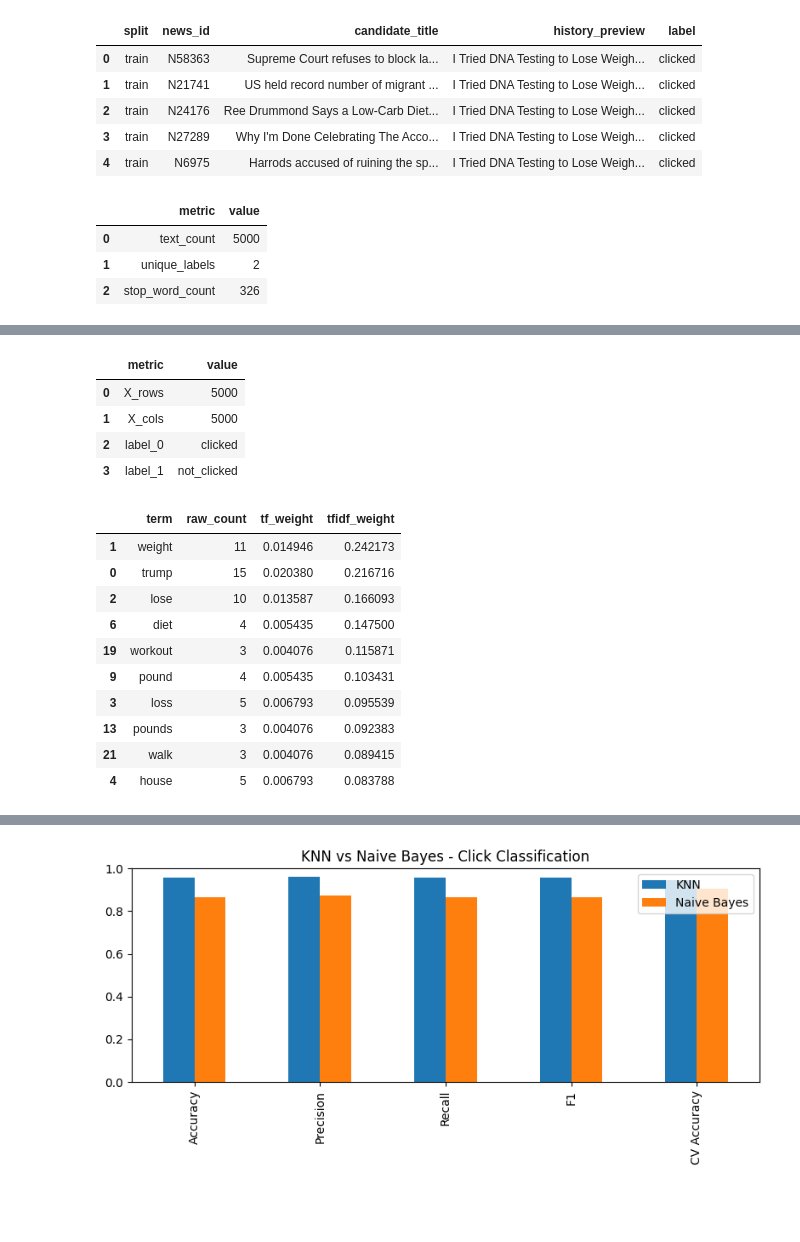
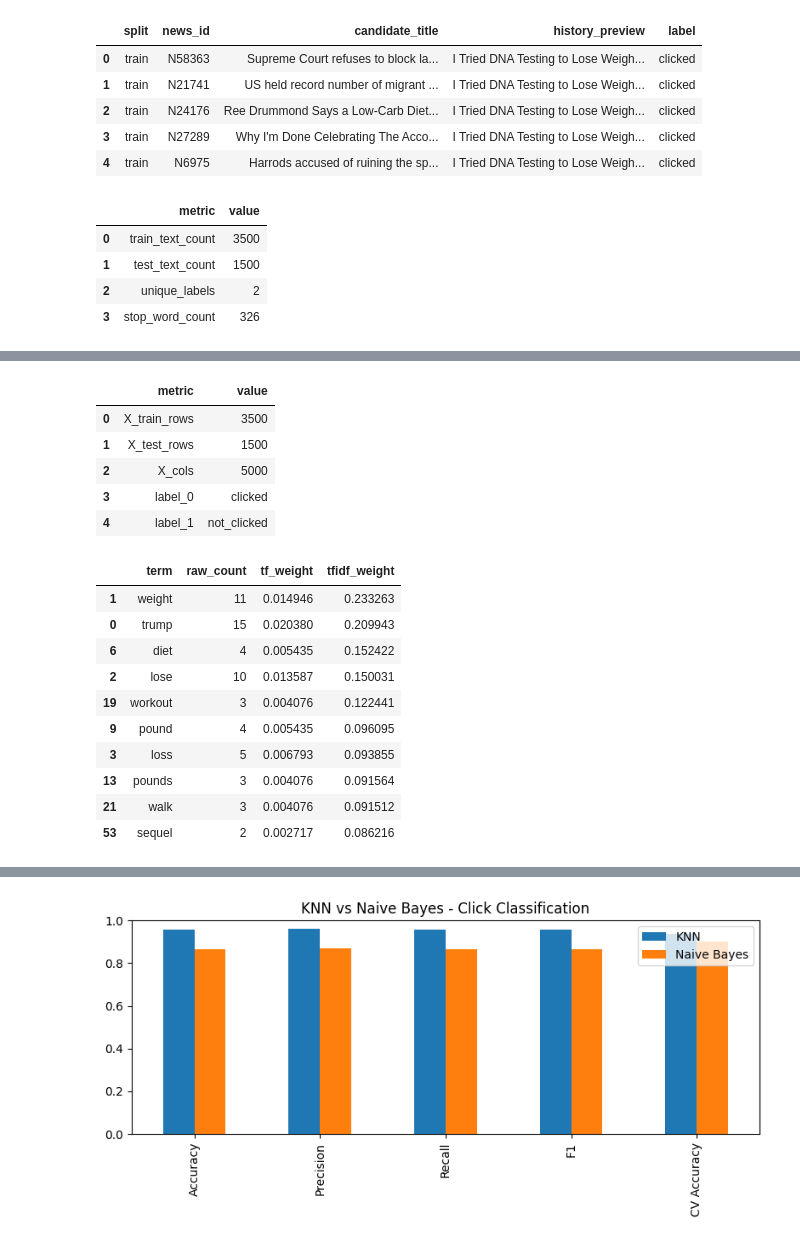
Before and after one commit to FurBlood344324/data-mining-classification, a Jupyter notebook: mind_classification.ipynb, the cells around one changed output, grey strips where cells are left out. Saved outputs shown, nothing was run; the diff lists cells and outputs as text; code cells hidden in the pictures; blank space fills up the shorter version.

Commit message:
Added ebnerd and fixed mind data split sequence

```diff
--- a/mind_classification.ipynb
+++ b/mind_classification.ipynb
@@ -221,8 +221,14 @@ display(interaction_preview_df)
 | 4 | train | N6975 | Harrods accused of ruining the sp... | I Tried DNA Testing to Lose Weigh... | clicked |
 # %%
 # Metin ve lemmatization hazirligini yapar.
-texts = interaction_df["text"].tolist()
-labels = interaction_df["label"].tolist()
+train_df = interaction_df.loc[interaction_df["split"] == "train"].reset_index(drop=True)
+test_df = interaction_df.loc[interaction_df["split"] == "test"].reset_index(drop=True)
+train_texts = train_df["text"].tolist()
+test_texts = test_df["text"].tolist()
+train_labels = train_df["label"].tolist()
+test_labels = test_df["label"].tolist()
+texts = train_texts + test_texts
+labels = train_labels + test_labels
 analyzer = spacy.load("en_core_web_sm", disable=["parser", "ner"])
 stop_words = analyzer.Defaults.stop_words
 
@@ -239,19 +245,22 @@ def stem_text(text):
 
 text_setup_df = pd.DataFrame(
     {
-        "metric": ["text_count", "unique_labels", "stop_word_count"],
-        "value": [len(texts), len(set(labels)), len(stop_words)],
+        "metric": ["train_text_count", "test_text_count", "unique_labels", "stop_word_count"],
+        "value": [len(train_texts), len(test_texts), len(set(labels)), len(stop_words)],
     }
 )
 display(text_setup_df)
 # %% [output]
 |  | metric | value |
-| 0 | text_count | 5000 |
-| 1 | unique_labels | 2 |
-| 2 | stop_word_count | 326 |
+| 0 | train_text_count | 3500 |
+| 1 | test_text_count | 1500 |
+| 2 | unique_labels | 2 |
+| 3 | stop_word_count | 326 |
 # %%
 # Tum metinleri lemmatize eder.
-cleaned_texts = [stem_text(t) for t in tqdm(texts, desc="Lemmatization", unit="text")]
+train_cleaned_texts = [stem_text(text) for text in tqdm(train_texts, desc="Train lemmatization", unit="text")]
+test_cleaned_texts = [stem_text(text) for text in tqdm(test_texts, desc="Test lemmatization", unit="text")]
+cleaned_texts = train_cleaned_texts + test_cleaned_texts
 # %%
 # Lemmatization orneklerini gosterir.
 sample_lemma_df = pd.DataFrame(
@@ -274,53 +283,56 @@ display(sample_lemma_df)
 # %%
 # Etiketleri ve TF-IDF matrisini olusturur.
 le = LabelEncoder()
-y = le.fit_transform(labels)
+y_train = le.fit_transform(train_labels)
+y_test = le.transform(test_labels)
 vectorizer = TfidfVectorizer(max_features=5000)
-X = vectorizer.fit_transform(cleaned_texts)
+X_train = vectorizer.fit_transform(train_cleaned_texts)
+X_test = vectorizer.transform(test_cleaned_texts)
 feature_names = vectorizer.get_feature_names_out()
 
 vector_summary_df = pd.DataFrame(
     {
-        "metric": ["X_rows", "X_cols", "label_0", "label_1"],
-        "value": [X.shape[0], X.shape[1], le.classes_[0], le.classes_[1]],
+        "metric": ["X_train_rows", "X_test_rows", "X_cols", "label_0", "label_1"],
+        "value": [X_train.shape[0], X_test.shape[0], X_train.shape[1], le.classes_[0], le.classes_[1]],
     }
 )
 display(vector_summary_df)
 # %% [output]
 |  | metric | value |
-| 0 | X_rows | 5000 |
-| 1 | X_cols | 5000 |
-| 2 | label_0 | clicked |
-| 3 | label_1 | not_clicked |
+| 0 | X_train_rows | 3500 |
+| 1 | X_test_rows | 1500 |
+| 2 | X_cols | 5000 |
+| 3 | label_0 | clicked |
+| 4 | label_1 | not_clicked |
 # %%
 # Bazi TF ve TF-IDF agirliklarini gosterir.
 sample_doc_idx = 0
-sample_tokens = pd.Series(cleaned_texts[sample_doc_idx].split())
+sample_tokens = pd.Series(train_cleaned_texts[sample_doc_idx].split())
 sample_tf_df = (
     sample_tokens.value_counts()
     .rename_axis("term")
     .reset_index(name="raw_count")
 )
 sample_tf_df["tf_weight"] = sample_tf_df["raw_count"] / sample_tf_df["raw_count"].sum()
 sample_tfidf_series = pd.Series(
-    X[sample_doc_idx].toarray().ravel(), index=feature_names, name="tfidf_weight"
+    X_train[sample_doc_idx].toarray().ravel(), index=feature_names, name="tfidf_weight"
 )
 sample_tf_tfidf_df = sample_tf_df.merge(
     sample_tfidf_series[sample_tfidf_series > 0].reset_index().rename(columns={"index": "term"}),
     on="term",
     how="left",
 ).sort_values(["tfidf_weight", "tf_weight"], ascending=False).head(10)
 display(sample_tf_tfidf_df)
 # %% [output]
 |  | term | raw_count | tf_weight | tfidf_weight |
-| 1 | weight | 11 | 0.014946 | 0.242173 |
-| 0 | trump | 15 | 0.020380 | 0.216716 |
-| 2 | lose | 10 | 0.013587 | 0.166093 |
-| 6 | diet | 4 | 0.005435 | 0.147500 |
-| 19 | workout | 3 | 0.004076 | 0.115871 |
-| 9 | pound | 4 | 0.005435 | 0.103431 |
-| 3 | loss | 5 | 0.006793 | 0.095539 |
-| 13 | pounds | 3 | 0.004076 | 0.092383 |
-| 21 | walk | 3 | 0.004076 | 0.089415 |
-| 4 | house | 5 | 0.006793 | 0.083788 |
+| 1 | weight | 11 | 0.014946 | 0.233263 |
+| 0 | trump | 15 | 0.020380 | 0.209943 |
+| 6 | diet | 4 | 0.005435 | 0.152422 |
+| 2 | lose | 10 | 0.013587 | 0.150031 |
+| 19 | workout | 3 | 0.004076 | 0.122441 |
+| 9 | pound | 4 | 0.005435 | 0.096095 |
+| 3 | loss | 5 | 0.006793 | 0.093855 |
+| 13 | pounds | 3 | 0.004076 | 0.091564 |
+| 21 | walk | 3 | 0.004076 | 0.091512 |
+| 53 | sequel | 2 | 0.002717 | 0.086216 |
 # %%
```
Also changed, not shown: parts of 2 cells of this notebook, 13 other files.
